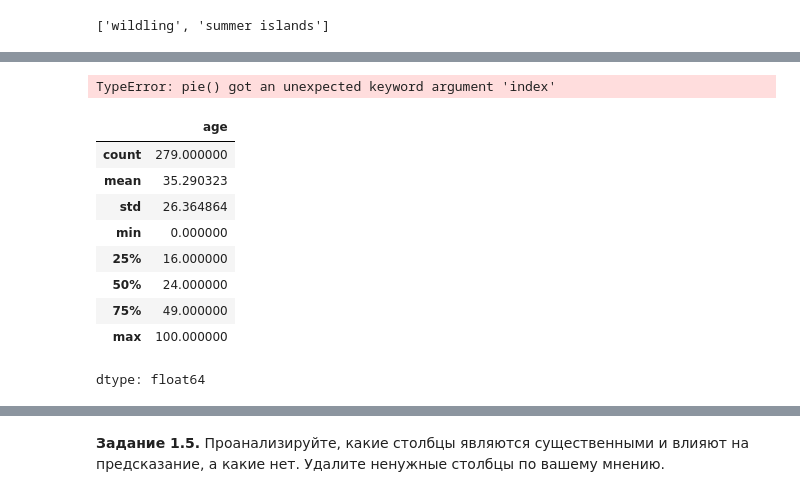
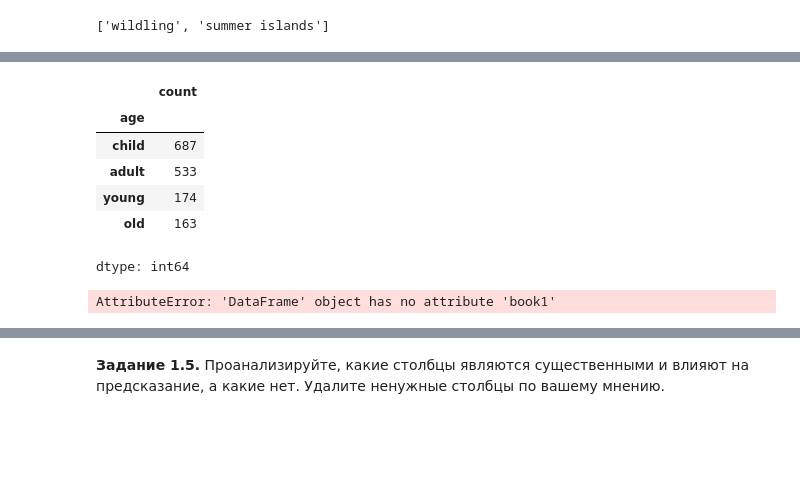
Before and after one commit to qwart6/DLS_by_MIPT, a Jupyter notebook: week_01_ml_intro/Homework/hw_1_game_of_thrones.ipynb, the cells around one changed output, grey strips where cells are left out. Drawn from its saved outputs; the diff is of its cells as text; code cells hidden in the pictures; blank space fills up the shorter version.

```diff
--- a/week_01_ml_intro/Homework/hw_1_game_of_thrones.ipynb
+++ b/week_01_ml_intro/Homework/hw_1_game_of_thrones.ipynb
@@ -383,17 +292,46 @@ plt.hist(data['age'], bins=20)
-# %%
-plt.pie(data.male.value_counts())
-# %% [output]
-TypeError: pie() got an unexpected keyword argument 'index'
+# %%
+def age_classificator(age):
+  if age < 16:
+    return 'child'
+  elif 16 <= age < 25:
+    return 'young'
+  elif 25 <= age < 40:
+    return 'adult'
+  elif age >= 40:
+    return 'old'
+
+data['age'] = data['age'].apply(lambda x: age_classificator(x))
+data_test['age'] = data_test['age'].apply(lambda x: age_classificator(x))
+# %%
+# возьмем 3 признака: title isMarried	isNoble,
+# пусть old, если все единицы (повидал жизни, добился много всего)
+# пусть adult, если 2 любые единицы
+# пусть young, если 1 людая единицы
+# остальное = child
+
+def age_nan_replace(data):
+  if data.age_sum == -1:
+    summ = data.title + data.isMarried + data.isNoble
+    if summ == 3:
+      return 'old'
+    elif summ == 2:
+      return 'adult'
+    elif summ == 1:
+      return 'young'
+    else:
+      return 'child'
+  else:
+    return data.age
+# %%
+data.age = data.apply(age_nan_replace, axis=1)
+data_test.age = data_test.apply(age_nan_replace, axis=1)
 # %%
-data.age.describe()
+data.age.value_counts()
 # %% [output]
-|  | age |
-| count | 279.000000 |
-| mean | 35.290323 |
-| std | 26.364864 |
-| min | 0.000000 |
-| 25% | 16.000000 |
-| 50% | 24.000000 |
-| 75% | 49.000000 |
-| max | 100.000000 |
+|  | count |
+| age |  |
+| child | 687 |
+| adult | 533 |
+| young | 174 |
+| old | 163 |
-dtype: float64
+dtype: int64
@@ -400,3 +341,12 @@ dtype: float64
+# %%
+# новый бинарный признак, появление героя в любых 3ех книгах
+data['books'] = np.where(data.book1 + data.book2 + data.book3 + data.book4 + data.book5 >= 3, 1, 0)
+data_test['books'] = np.where(data_test.book1 + data_test.book2 + data_test.book3 + data_test.book4 + data_test.book5 >= 3, 1, 0)
+
+data.drop(columns=['book1', 'book2', 'book3', 'book4','book5'], inplace = True)
+data_test.drop(columns=['book1', 'book2', 'book3', 'book4','book5'], inplace = True)
+# %% [output]
+AttributeError: 'DataFrame' object has no attribute 'book1'
 # %%
 data.columns
 # %% [output]
```
Also changed, not shown: parts of 16 cells of this notebook.
